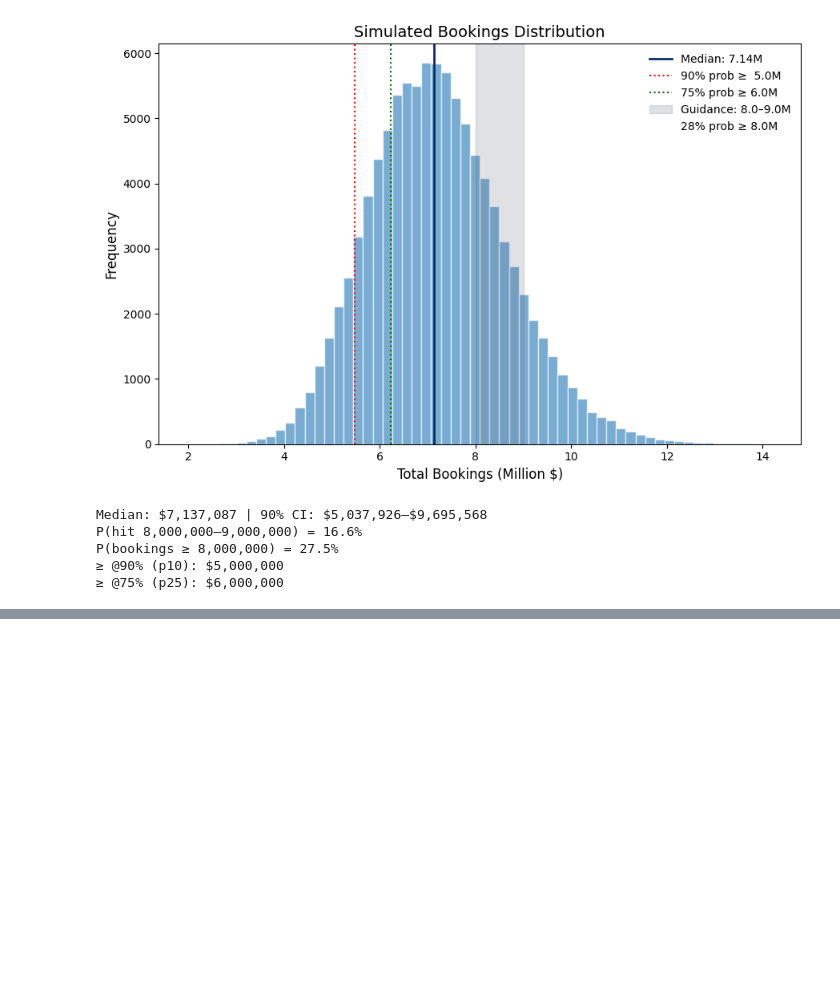
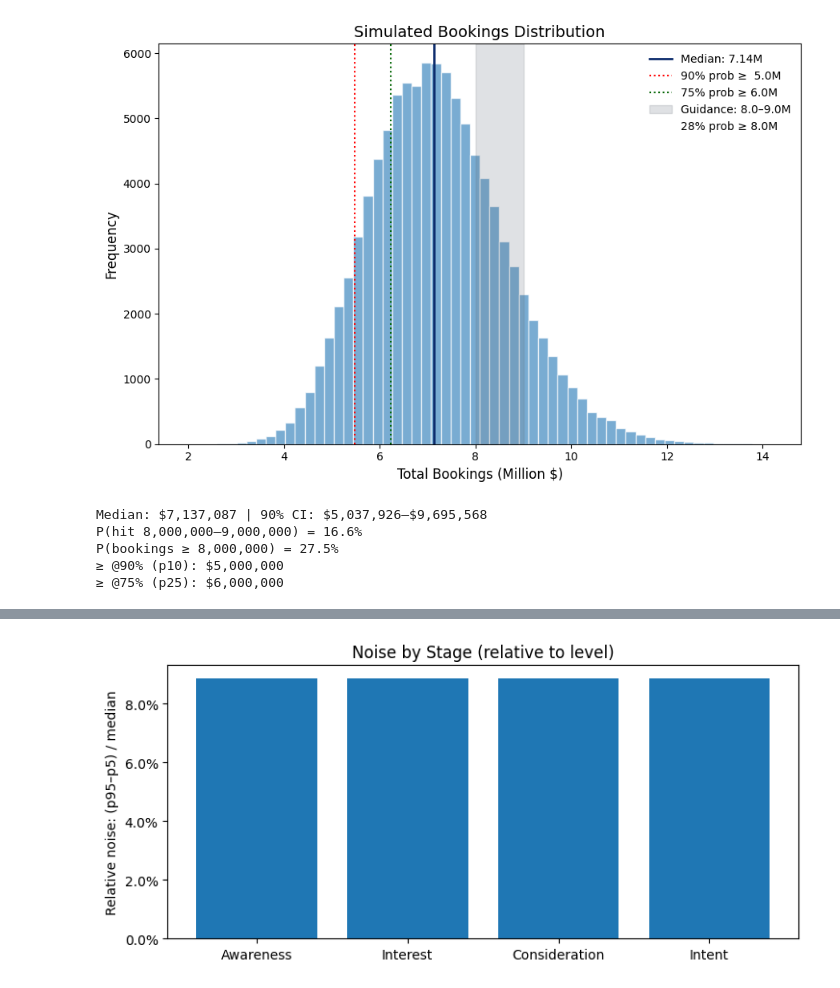
Before and after one commit to inlytica-Library/Dataset_Simple_Linear_Regression, a Jupyter notebook: sales_funnel_valuation.ipynb, the cells around one changed output, grey strips where cells are left out. Cells and saved outputs as stored; diff of their text form; code cells hidden in the pictures; blank space fills up the shorter version.

```diff
--- a/sales_funnel_valuation.ipynb
+++ b/sales_funnel_valuation.ipynb
@@ -300,0 +310,12 @@ plt.show()
+# %%
+rel_noise = (p95 - p5) / np.clip(p50, 1e-9, None)
+
+fig, ax = plt.subplots(figsize=(7.5, 3.6))
+ax.bar(stage_labels, rel_noise * 100.0)
+ax.set_ylabel("Relative noise: (p95–p5) / median")
+ax.yaxis.set_major_formatter(PercentFormatter(xmax=100))
+ax.set_title("Noise by Stage (relative to level)")
+plt.tight_layout()
+plt.show()
+# %% [output]
+[figure, added]
```
Also changed, not shown: parts of 7 cells of this notebook.
